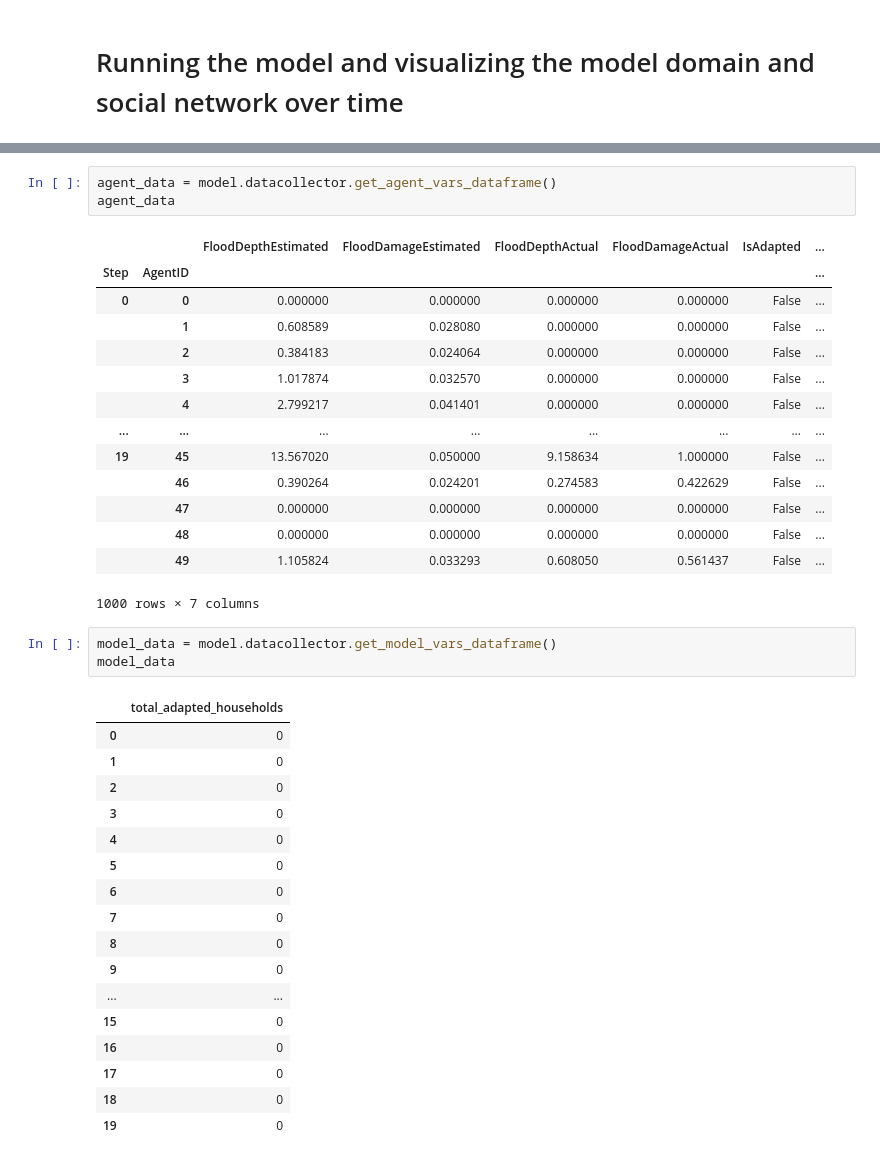
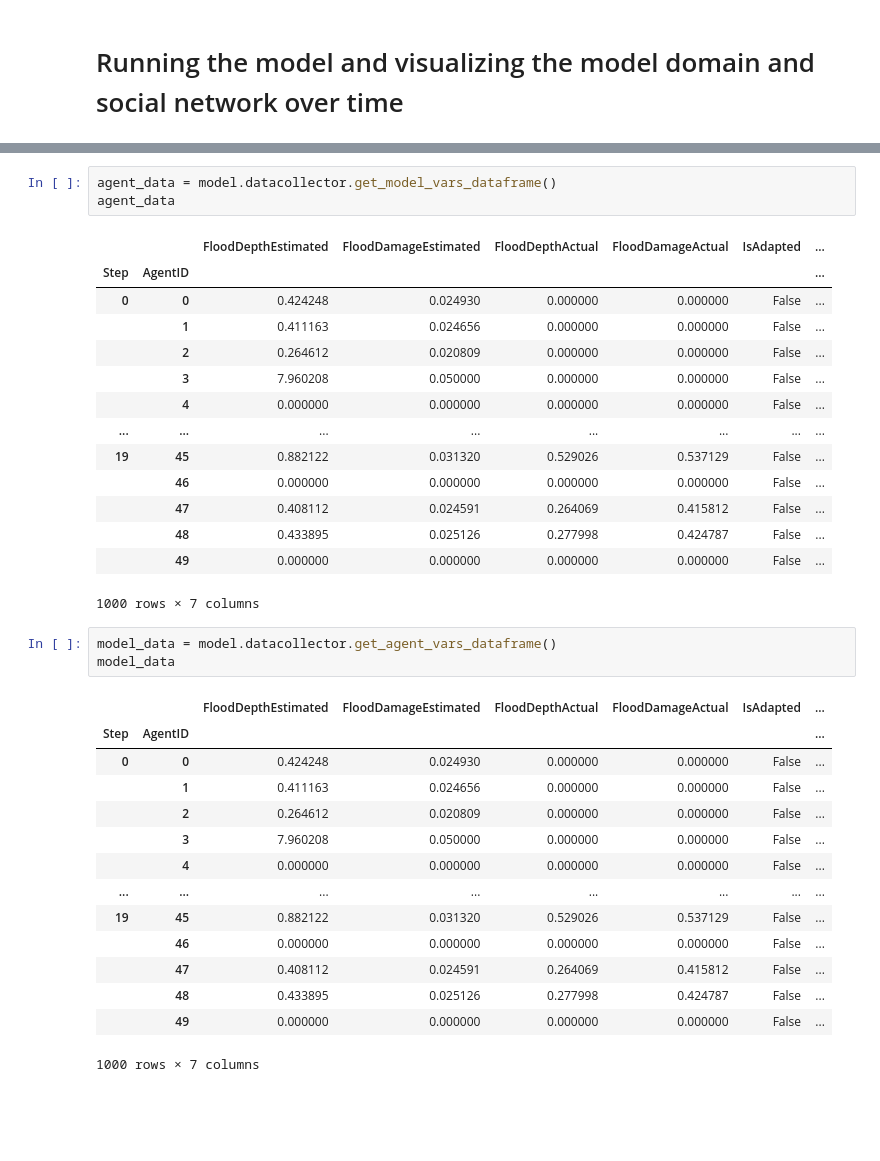
Before and after one commit to Tanneheemsbergen/ABM-course, a Jupyter notebook: base_model_mesa/model/demo.ipynb, the cells around one changed output, grey strips where cells are left out. Saved outputs shown, nothing was run; the diff lists cells and outputs as text; blank space fills up the shorter version.

```diff
--- a/base_model_mesa/model/demo.ipynb
+++ b/base_model_mesa/model/demo.ipynb
@@ -88,39 +88,36 @@ for step in range(20):
 # %%
-agent_data = model.datacollector.get_agent_vars_dataframe()
+agent_data = model.datacollector.get_model_vars_dataframe()
 agent_data
 # %% [output]
 |  |  | FloodDepthEstimated | FloodDamageEstimated | FloodDepthActual | FloodDamageActual | IsAdapted | ... |
 | Step | AgentID |  |  |  |  |  | ... |
-| 0 | 0 | 0.000000 | 0.000000 | 0.000000 | 0.000000 | False | ... |
-|  | 1 | 0.608589 | 0.028080 | 0.000000 | 0.000000 | False | ... |
-|  | 2 | 0.384183 | 0.024064 | 0.000000 | 0.000000 | False | ... |
-|  | 3 | 1.017874 | 0.032570 | 0.000000 | 0.000000 | False | ... |
-|  | 4 | 2.799217 | 0.041401 | 0.000000 | 0.000000 | False | ... |
+| 0 | 0 | 0.424248 | 0.024930 | 0.000000 | 0.000000 | False | ... |
+|  | 1 | 0.411163 | 0.024656 | 0.000000 | 0.000000 | False | ... |
+|  | 2 | 0.264612 | 0.020809 | 0.000000 | 0.000000 | False | ... |
+|  | 3 | 7.960208 | 0.050000 | 0.000000 | 0.000000 | False | ... |
+|  | 4 | 0.000000 | 0.000000 | 0.000000 | 0.000000 | False | ... |
 | ... | ... | ... | ... | ... | ... | ... | ... |
-| 19 | 45 | 13.567020 | 0.050000 | 9.158634 | 1.000000 | False | ... |
-|  | 46 | 0.390264 | 0.024201 | 0.274583 | 0.422629 | False | ... |
-|  | 47 | 0.000000 | 0.000000 | 0.000000 | 0.000000 | False | ... |
-|  | 48 | 0.000000 | 0.000000 | 0.000000 | 0.000000 | False | ... |
-|  | 49 | 1.105824 | 0.033293 | 0.608050 | 0.561437 | False | ... |
+| 19 | 45 | 0.882122 | 0.031320 | 0.529026 | 0.537129 | False | ... |
+|  | 46 | 0.000000 | 0.000000 | 0.000000 | 0.000000 | False | ... |
+|  | 47 | 0.408112 | 0.024591 | 0.264069 | 0.415812 | False | ... |
+|  | 48 | 0.433895 | 0.025126 | 0.277998 | 0.424787 | False | ... |
+|  | 49 | 0.000000 | 0.000000 | 0.000000 | 0.000000 | False | ... |
 1000 rows × 7 columns
 # %%
-model_data = model.datacollector.get_model_vars_dataframe()
+model_data = model.datacollector.get_agent_vars_dataframe()
 model_data
 # %% [output]
-|  | total_adapted_households |
-| 0 | 0 |
-| 1 | 0 |
-| 2 | 0 |
-| 3 | 0 |
-| 4 | 0 |
-| 5 | 0 |
-| 6 | 0 |
-| 7 | 0 |
-| 8 | 0 |
-| 9 | 0 |
-| ... | ... |
-| 15 | 0 |
-| 16 | 0 |
-| 17 | 0 |
-| 18 | 0 |
-| 19 | 0 |
+|  |  | FloodDepthEstimated | FloodDamageEstimated | FloodDepthActual | FloodDamageActual | IsAdapted | ... |
+| Step | AgentID |  |  |  |  |  | ... |
+| 0 | 0 | 0.424248 | 0.024930 | 0.000000 | 0.000000 | False | ... |
+|  | 1 | 0.411163 | 0.024656 | 0.000000 | 0.000000 | False | ... |
+|  | 2 | 0.264612 | 0.020809 | 0.000000 | 0.000000 | False | ... |
+|  | 3 | 7.960208 | 0.050000 | 0.000000 | 0.000000 | False | ... |
+|  | 4 | 0.000000 | 0.000000 | 0.000000 | 0.000000 | False | ... |
+| ... | ... | ... | ... | ... | ... | ... | ... |
+| 19 | 45 | 0.882122 | 0.031320 | 0.529026 | 0.537129 | False | ... |
+|  | 46 | 0.000000 | 0.000000 | 0.000000 | 0.000000 | False | ... |
+|  | 47 | 0.408112 | 0.024591 | 0.264069 | 0.415812 | False | ... |
+|  | 48 | 0.433895 | 0.025126 | 0.277998 | 0.424787 | False | ... |
+|  | 49 | 0.000000 | 0.000000 | 0.000000 | 0.000000 | False | ... |
+1000 rows × 7 columns
```
Also changed, not shown: parts of 1 cell of this notebook, 1 other file.
